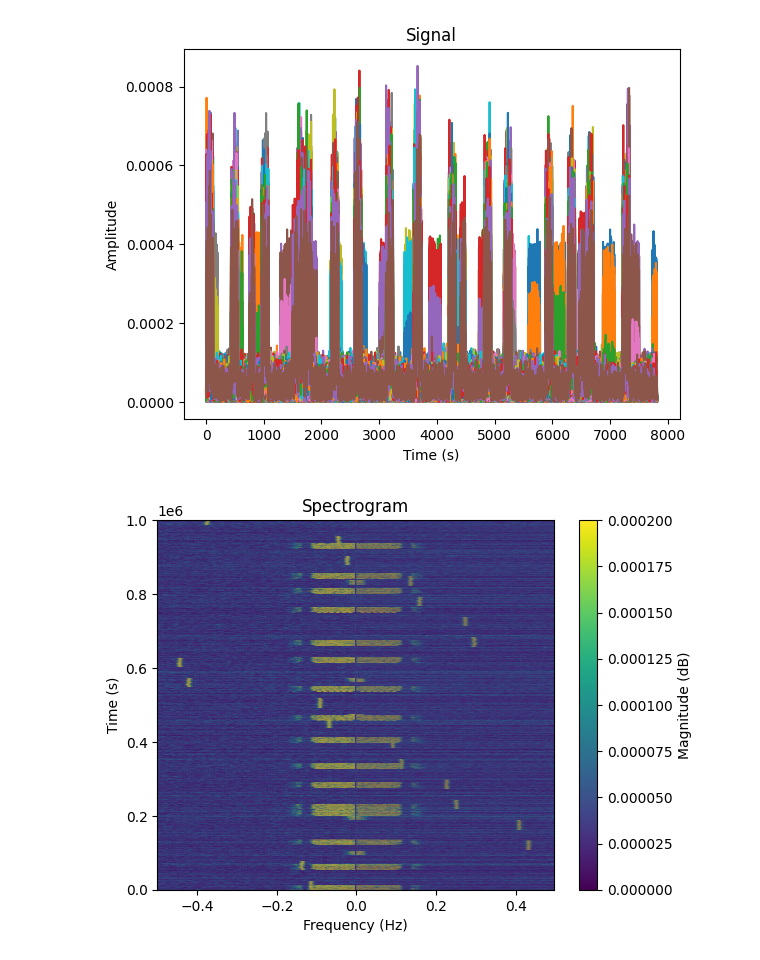
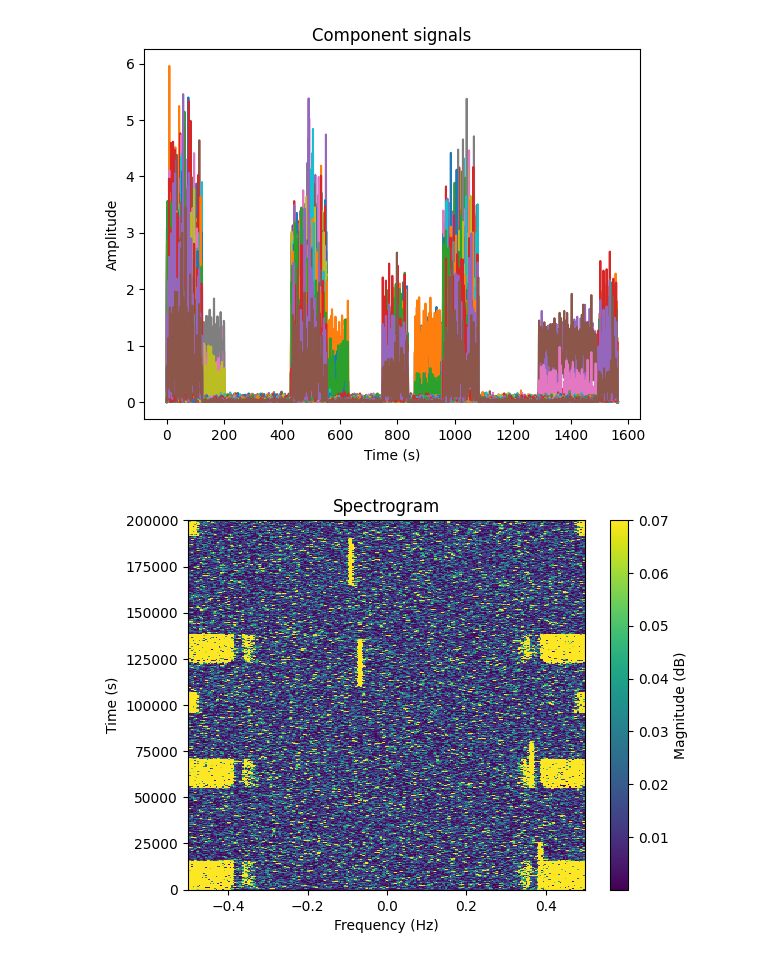
Before and after one commit to sds100/TinyMLSpectrumSensing, a Jupyter notebook: spectrum-painting.ipynb, the cells around one changed output. Drawn from its saved outputs; the diff is of its cells as text; code cells hidden in the pictures.

```diff
--- a/spectrum-painting.ipynb
+++ b/spectrum-painting.ipynb
@@ -14,6 +14,8 @@ raw_data: pd.DataFrame = pd.read_csv("data/csv/ZBW_SNR30.csv", sep=",", header=N
 # representing complex numbers.
 data: np.ndarray[complex] = raw_data.map(lambda row: np.csingle(row.replace('i', 'j')))[0]
 
+data = data[:200000]
+
 # Sampling frequency
 fs = 1  # Hz
 
@@ -21,7 +23,7 @@ fs = 1  # Hz
 # Power Spectral Density.
 f, t, Sxx = stft(x=data, fs=fs, return_onesided=False)
 
-Sxx_abs = np.abs(Sxx)
+Sxx_abs = (np.abs(Sxx)**2) * 10000000
 # %%
 plt.plot(np.abs(data))
 plt.xlabel('Time (s)')
@@ -37,17 +39,17 @@ plt.ylabel('Amplitude')
 plt.title('Component signals')
 plt.show()
 # %% [output]
-[figure, old version]
+[figure, new version]
 # %%
-# Sxx_abs = np.clip(Sxx_abs, 0.00015, 0.0004)
+f.sort()
 
 # Plot spectrogram
 # Pass frequencies and time values for the X, Y values for the color mesh.
-plt.pcolormesh(f, t, Sxx_abs.T, shading="gouraud", vmin=0.0000, vmax=0.0002)
+plt.pcolormesh(f, t, np.clip(Sxx_abs, 0, 0.07).T, shading="nearest")
 plt.xlabel('Frequency (Hz)')
 plt.ylabel('Time (s)')
 plt.title('Spectrogram')
 plt.colorbar(label='Magnitude (dB)')
 plt.show()
 # %% [output]
-[figure, old version]
+[figure, new version]
```
Also changed, not shown: parts of 1 cell of this notebook.
